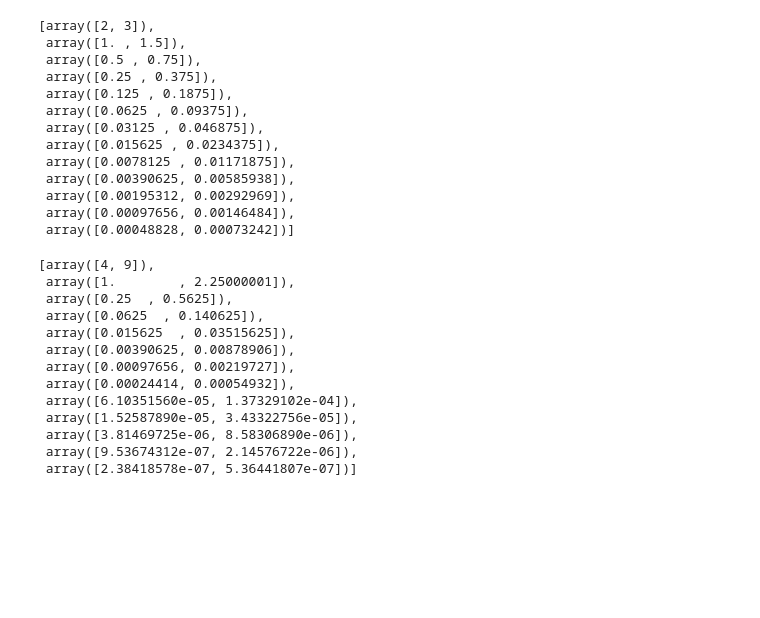
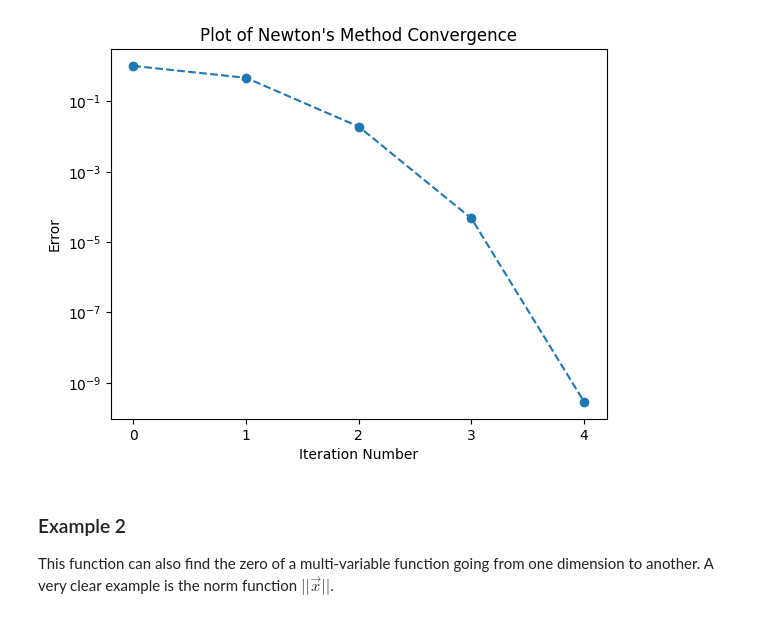
Before and after one commit to rtengle/me700-hw1, a Jupyter notebook: tutorials/newton.ipynb, the cells around one changed output. Drawn from its saved outputs; the diff is of its cells as text; code cells hidden in the pictures; blank space fills up the shorter version.

Commit message:
Added in-class example and lagrange points to tutorial

```diff
--- a/tutorials/newton.ipynb
+++ b/tutorials/newton.ipynb
@@ -4,3 +5,0 @@ import numpy as np
-# %%
-def f(x):
-    return x**2
@@ -11 +14,22 @@ array([[6.00000002]])
+# %%
+def f(x):
+    return x - np.cos(x)
+
+x, y = newton(f, 0)
+
+fig = plt.figure()
+ax = fig.add_subplot(1, 1, 1)
+ax.plot(np.abs(y), '--o')
+ax.set_yscale('log')
+ax.xaxis.set_major_locator(tck.MultipleLocator())
+ax.set_xlabel('Iteration Number')
+ax.set_ylabel('Error')
+ax.set_title('Plot of Newton\'s Method Convergence')
+plt.show()
+# %% [output]
+[figure, added]
+# %% [markdown]
+### Example 2
+
+This function can also find the zero of a multi-variable function going from one dimension to another. A very clear example is the norm function $||\vec{x}||$.
 # %%
@@ -13,32 +36,0 @@ x, y = newton(f, np.array([2, 3]))
-# %%
-x
-# %% [output]
-[array([2, 3]),
- array([1. , 1.5]),
- array([0.5 , 0.75]),
- array([0.25 , 0.375]),
- array([0.125 , 0.1875]),
- array([0.0625 , 0.09375]),
- array([0.03125 , 0.046875]),
- array([0.015625 , 0.0234375]),
- array([0.0078125 , 0.01171875]),
- array([0.00390625, 0.00585938]),
- array([0.00195312, 0.00292969]),
- array([0.00097656, 0.00146484]),
- array([0.00048828, 0.00073242])]
-# %%
-y
-# %% [output]
-[array([4, 9]),
- array([1.        , 2.25000001]),
- array([0.25  , 0.5625]),
- array([0.0625  , 0.140625]),
- array([0.015625  , 0.03515625]),
- array([0.00390625, 0.00878906]),
- array([0.00097656, 0.00219727]),
- array([0.00024414, 0.00054932]),
- array([6.10351560e-05, 1.37329102e-04]),
- array([1.52587890e-05, 3.43322756e-05]),
- array([3.81469725e-06, 8.58306890e-06]),
- array([9.53674312e-07, 2.14576722e-06]),
- array([2.38418578e-07, 5.36441807e-07])]
```
Also changed, not shown: parts of 12 cells of this notebook, 3 other files.
